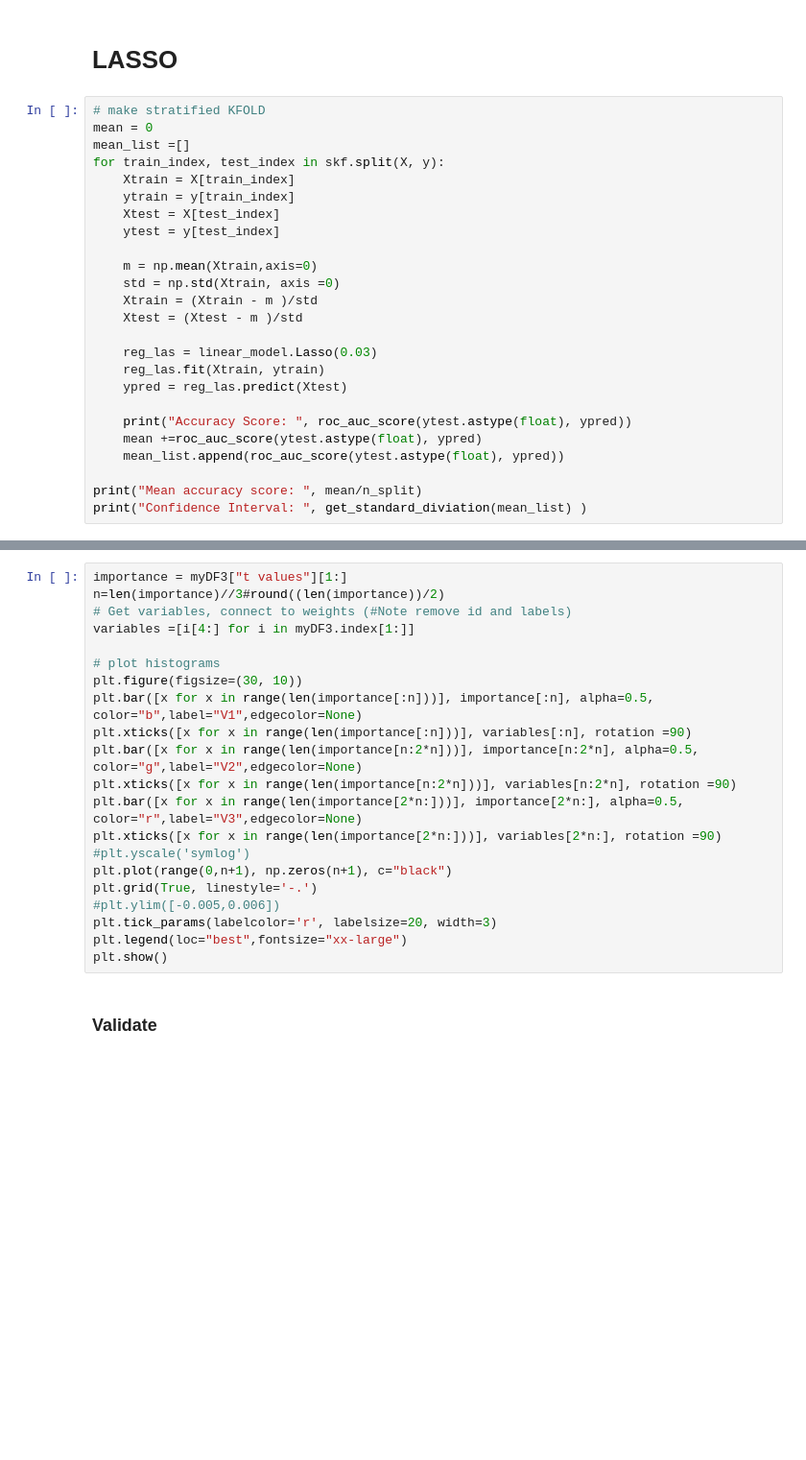
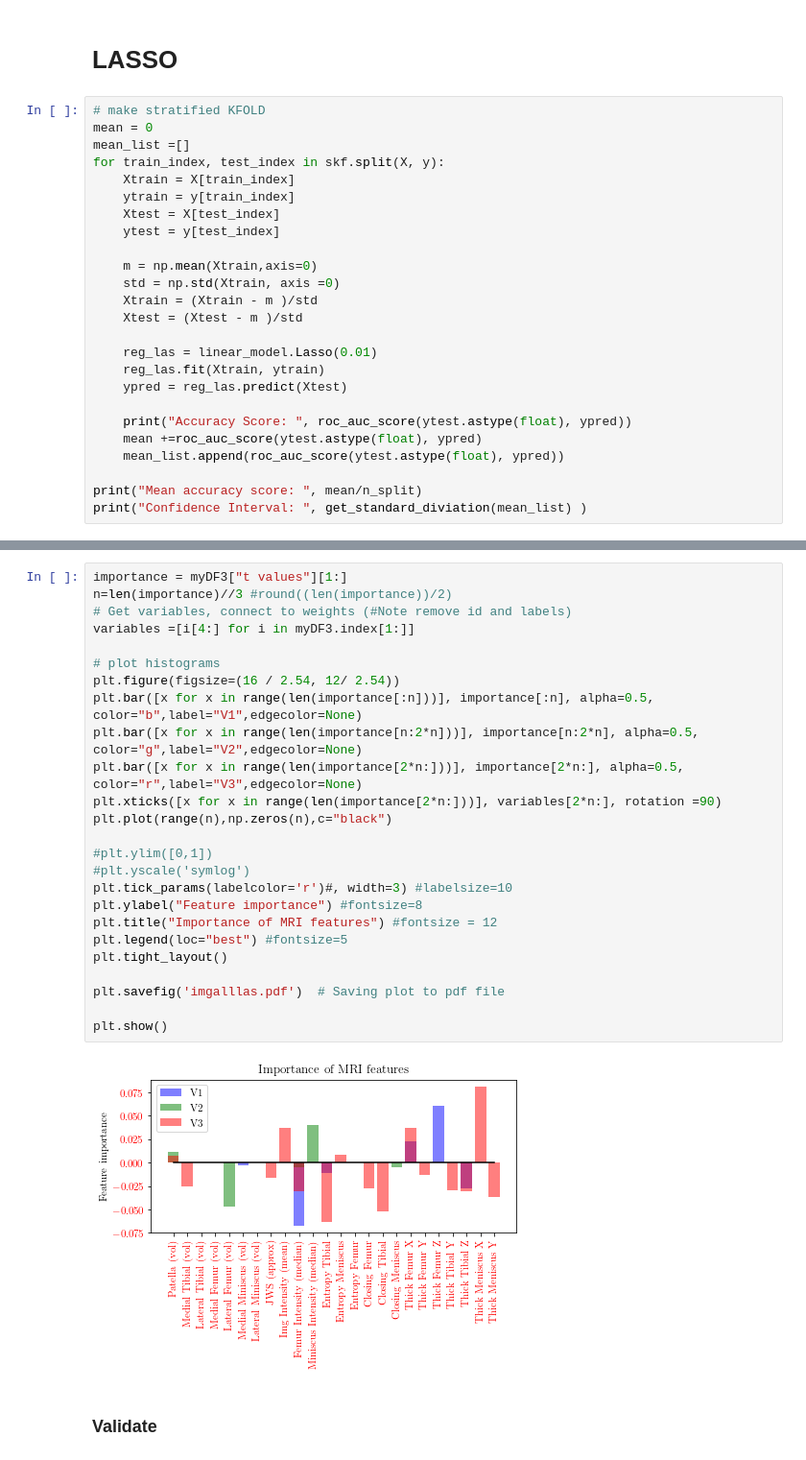
Before and after one commit to lathomsen/TKR_prediction_from_serial_MRI_and_Clinical_data, a Jupyter notebook: LR_imagedata.ipynb, the cells around one changed output, grey strips where cells are left out. Shown at 96% size. Cells and saved outputs as stored; diff of their text form; blank space fills up the shorter version.

```diff
--- a/LR_imagedata.ipynb
+++ b/LR_imagedata.ipynb
@@ -358,7 +450,7 @@ for train_index, test_index in skf.split(X, y):
     Xtrain = (Xtrain - m )/std
     Xtest = (Xtest - m )/std
 
-    reg_las = linear_model.Lasso(0.03)
+    reg_las = linear_model.Lasso(0.01)
     reg_las.fit(Xtrain, ytrain)
     ypred = reg_las.predict(Xtest)
 
@@ -401,24 +524,30 @@ myDF3
 # %%
 importance = myDF3["t values"][1:]
-n=len(importance)//3#round((len(importance))/2)
+n=len(importance)//3 #round((len(importance))/2)
 # Get variables, connect to weights (#Note remove id and labels)
 variables =[i[4:] for i in myDF3.index[1:]]
 
 # plot histograms
-plt.figure(figsize=(30, 10))
+plt.figure(figsize=(16 / 2.54, 12/ 2.54))
 plt.bar([x for x in range(len(importance[:n]))], importance[:n], alpha=0.5, color="b",label="V1",edgecolor=None)
-plt.xticks([x for x in range(len(importance[:n]))], variables[:n], rotation =90)
 plt.bar([x for x in range(len(importance[n:2*n]))], importance[n:2*n], alpha=0.5, color="g",label="V2",edgecolor=None)
-plt.xticks([x for x in range(len(importance[n:2*n]))], variables[n:2*n], rotation =90)
 plt.bar([x for x in range(len(importance[2*n:]))], importance[2*n:], alpha=0.5, color="r",label="V3",edgecolor=None)
 plt.xticks([x for x in range(len(importance[2*n:]))], variables[2*n:], rotation =90)
+plt.plot(range(n),np.zeros(n),c="black")
+
+#plt.ylim([0,1])
 #plt.yscale('symlog')
-plt.plot(range(0,n+1), np.zeros(n+1), c="black")
-plt.grid(True, linestyle='-.')
-#plt.ylim([-0.005,0.006])
-plt.tick_params(labelcolor='r', labelsize=20, width=3)
-plt.legend(loc="best",fontsize="xx-large")
+plt.tick_params(labelcolor='r')#, width=3) #labelsize=10
+plt.ylabel("Feature importance") #fontsize=8
+plt.title("Importance of MRI features") #fontsize = 12
+plt.legend(loc="best") #fontsize=5
+plt.tight_layout()
+
+plt.savefig('imgalllas.pdf')  # Saving plot to pdf file
+
 plt.show()
+# %% [output]
+[figure, added]
 # %% [markdown]
 ### Validate
 # %%
```
Also changed, not shown: parts of 19 cells of this notebook.
